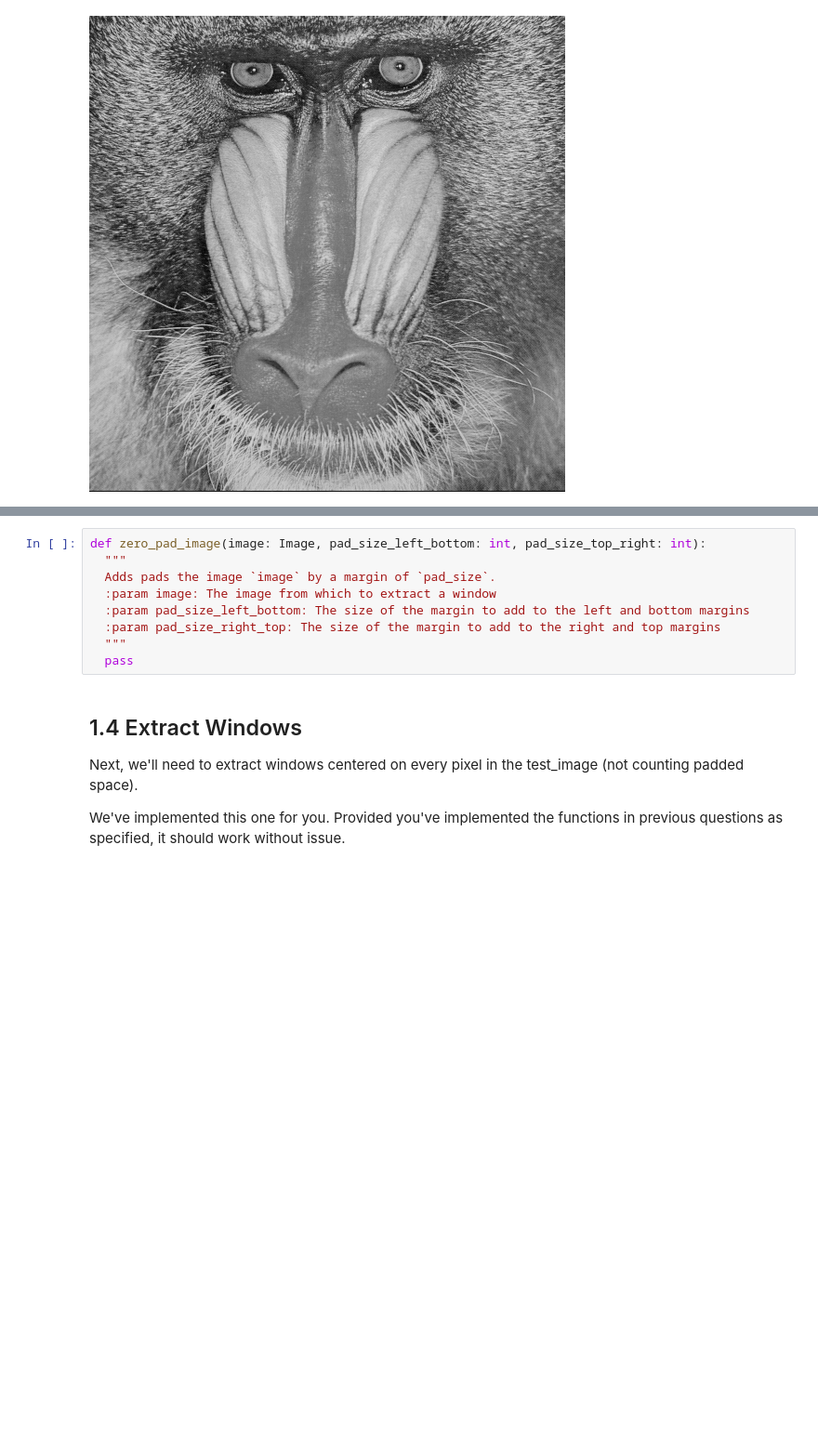
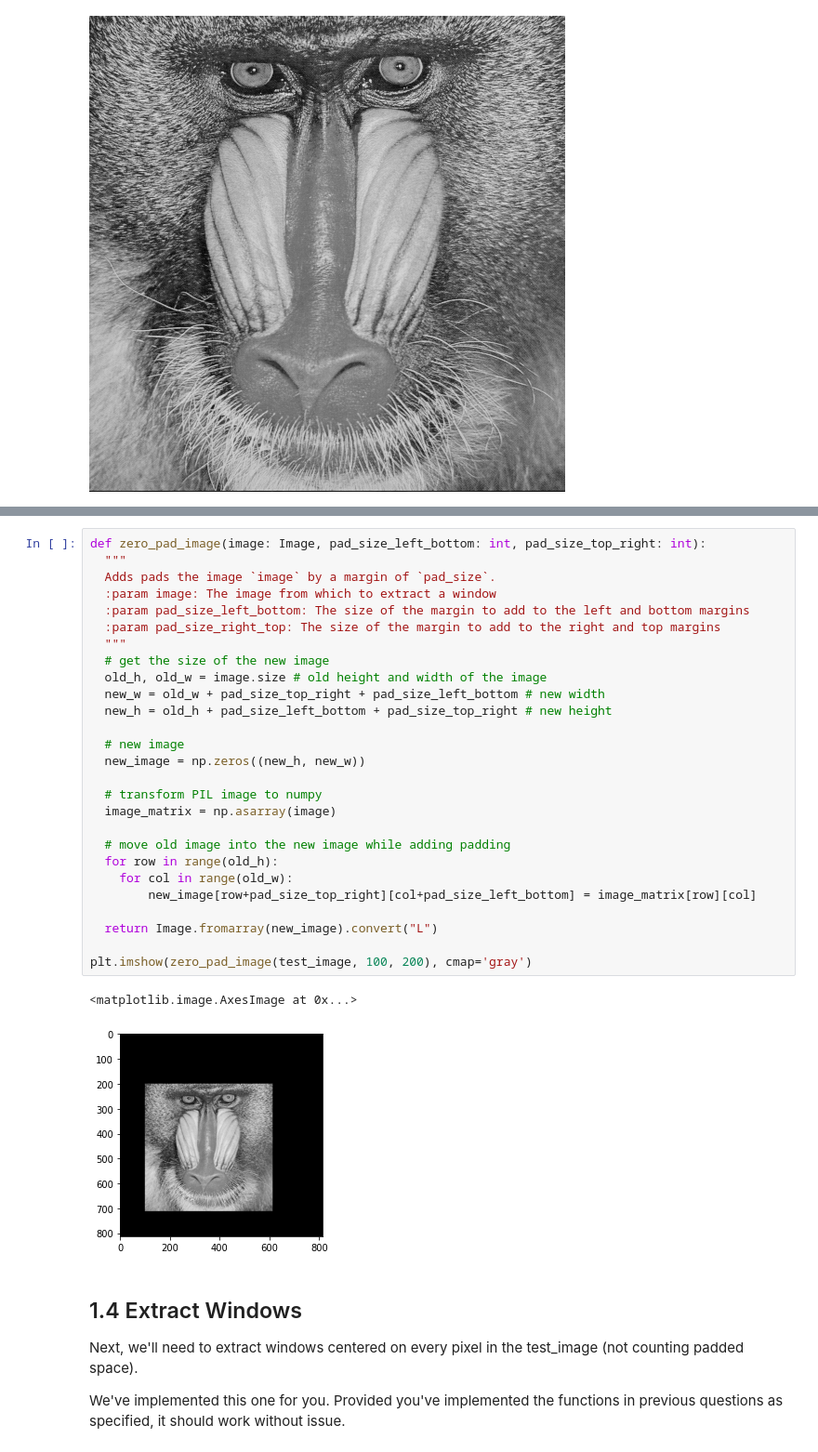
Before and after one commit to mlej8/ECSE552, a Jupyter notebook: A4/H4.ipynb, the cells around one changed output, grey strips where cells are left out. Shown at 93% size. Drawn from its saved outputs; the diff is of its cells as text; blank space fills up the shorter version.

```diff
--- a/A4/H4.ipynb
+++ b/A4/H4.ipynb
@@ -142,12 +212,33 @@ Implement this padding function in the `zero_pad_image` function below. `zero_pa
 # %%
 def zero_pad_image(image: Image, pad_size_left_bottom: int, pad_size_top_right: int):
   """
   Adds pads the image `image` by a margin of `pad_size`.
   :param image: The image from which to extract a window
   :param pad_size_left_bottom: The size of the margin to add to the left and bottom margins
   :param pad_size_right_top: The size of the margin to add to the right and top margins
   """
-  pass
+  # get the size of the new image
+  old_h, old_w = image.size # old height and width of the image
+  new_w = old_w + pad_size_top_right + pad_size_left_bottom # new width
+  new_h = old_h + pad_size_left_bottom + pad_size_top_right # new height
+
+  # new image
+  new_image = np.zeros((new_h, new_w))
+
+  # transform PIL image to numpy
+  image_matrix = np.asarray(image)
+
+  # move old image into the new image while adding padding
+  for row in range(old_h):
+    for col in range(old_w):
+        new_image[row+pad_size_top_right][col+pad_size_left_bottom] = image_matrix[row][col]
+
+  return Image.fromarray(new_image).convert("L")
+
+plt.imshow(zero_pad_image(test_image, 100, 200), cmap='gray')
+# %% [output]
+<matplotlib.image.AxesImage at 0x...>
+[figure, added]
 # %% [markdown]
 ## 1.4 Extract Windows
 
```
Also changed, not shown: parts of 7 cells of this notebook.
